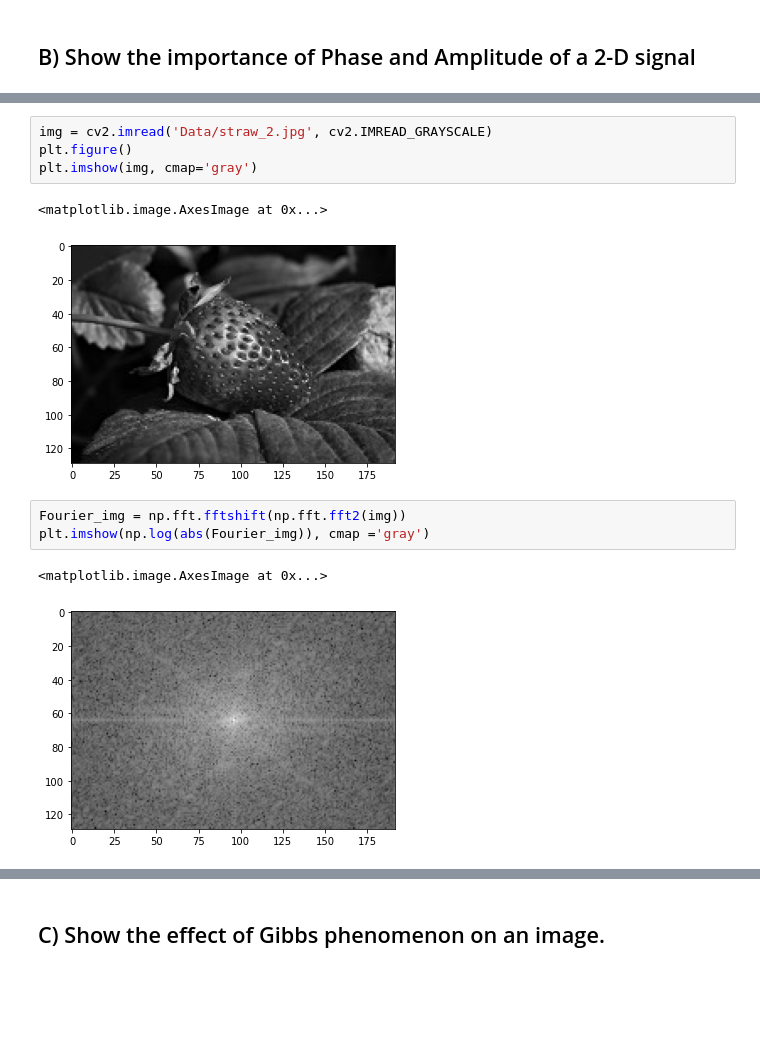
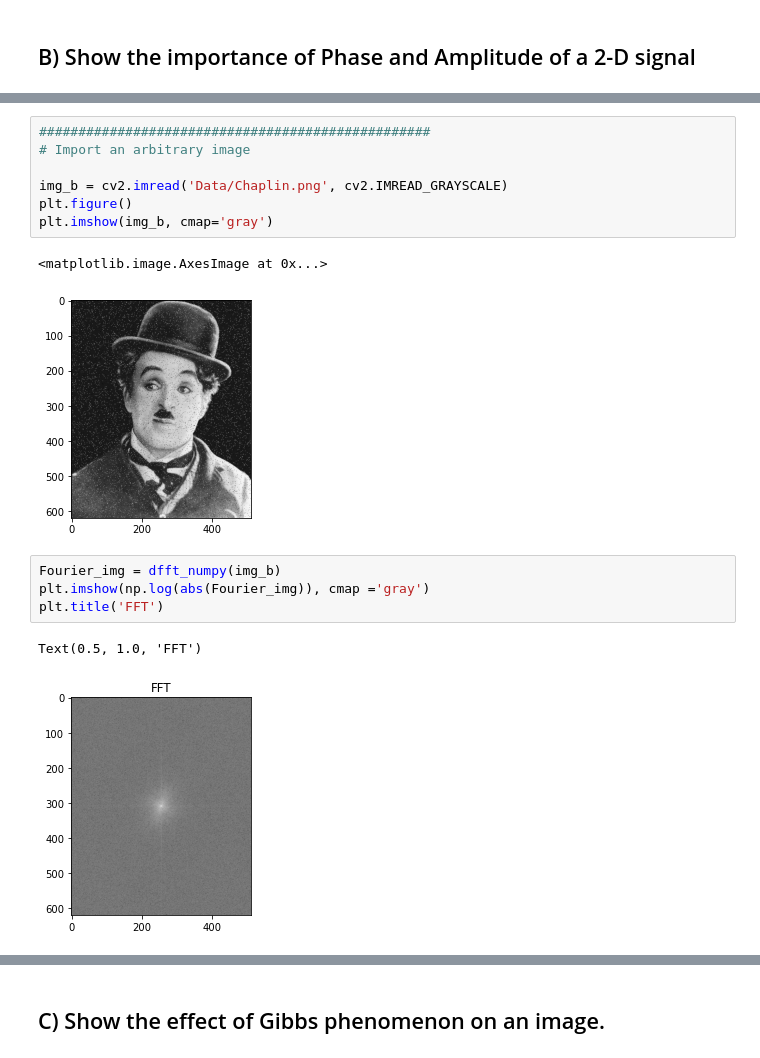
Before and after one commit to bereketeshete/Image-Processing, a Jupyter notebook: Assignment 3 - Image Fourier Transform/Assignment 3 Bereket.ipynb, the cells around one changed output, grey strips where cells are left out. Drawn from its saved outputs; the diff is of its cells as text; blank space fills up the shorter version.

```diff
--- a/Assignment 3 - Image Fourier Transform/Assignment 3 Bereket.ipynb
+++ b/Assignment 3 - Image Fourier Transform/Assignment 3 Bereket.ipynb
@@ -140,13 +153,17 @@ Logic: Phase contain more information about the imaage compared to the amplitude
 # %%
-img = cv2.imread('Data/straw_2.jpg', cv2.IMREAD_GRAYSCALE)
+##################################################
+# Import an arbitrary image
+
+img_b = cv2.imread('Data/Chaplin.png', cv2.IMREAD_GRAYSCALE)
 plt.figure()
-plt.imshow(img, cmap='gray')
+plt.imshow(img_b, cmap='gray')
 # %% [output]
 <matplotlib.image.AxesImage at 0x...>
-[figure, old version]
+[figure, new version]
 # %%
-Fourier_img = np.fft.fftshift(np.fft.fft2(img))
+Fourier_img = dfft_numpy(img_b)
 plt.imshow(np.log(abs(Fourier_img)), cmap ='gray')
+plt.title('FFT')
 # %% [output]
-<matplotlib.image.AxesImage at 0x...>
+Text(0.5, 1.0, 'FFT')
-[figure, old version]
+[figure, new version]
```
Also changed, not shown: parts of 18 cells of this notebook.
